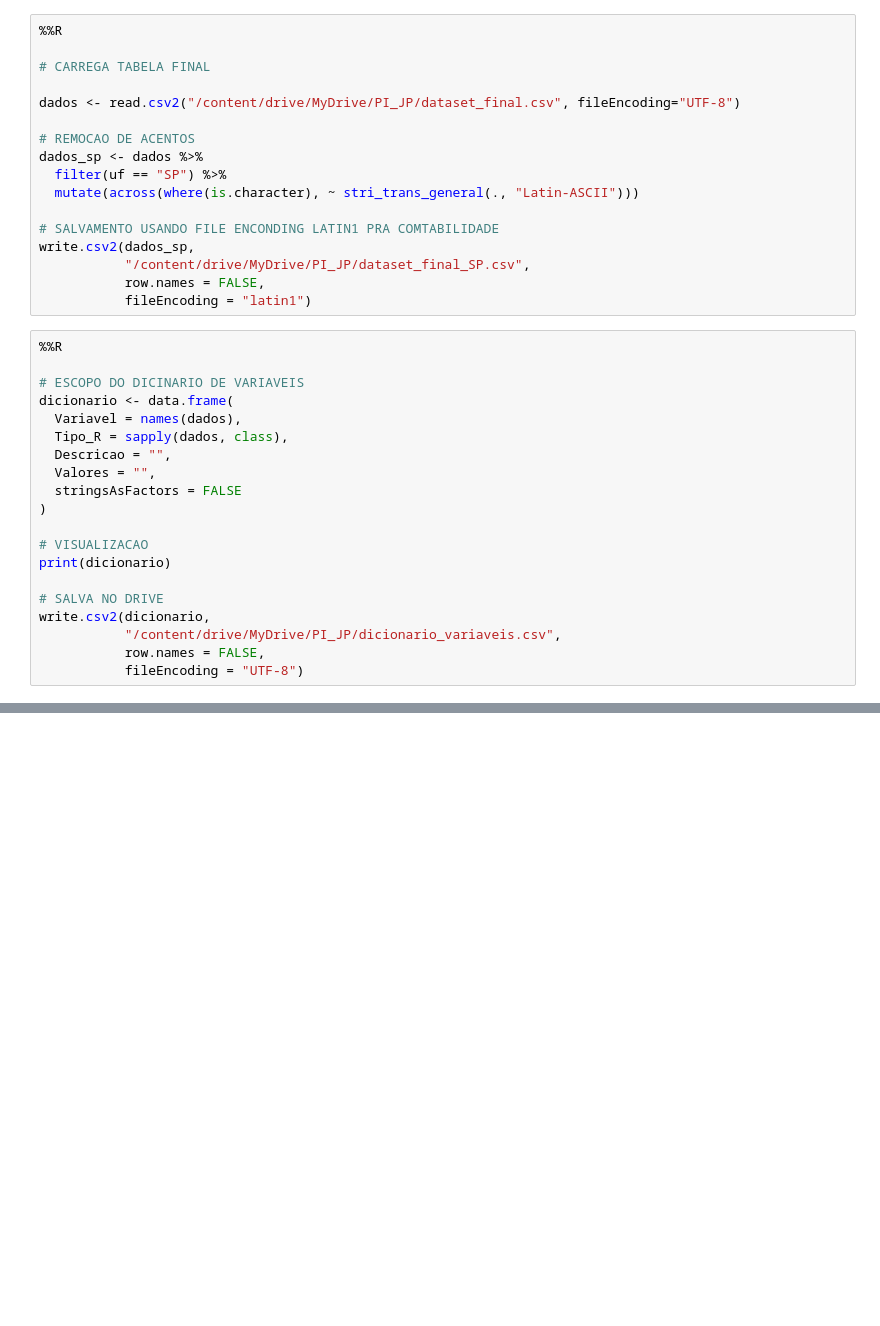
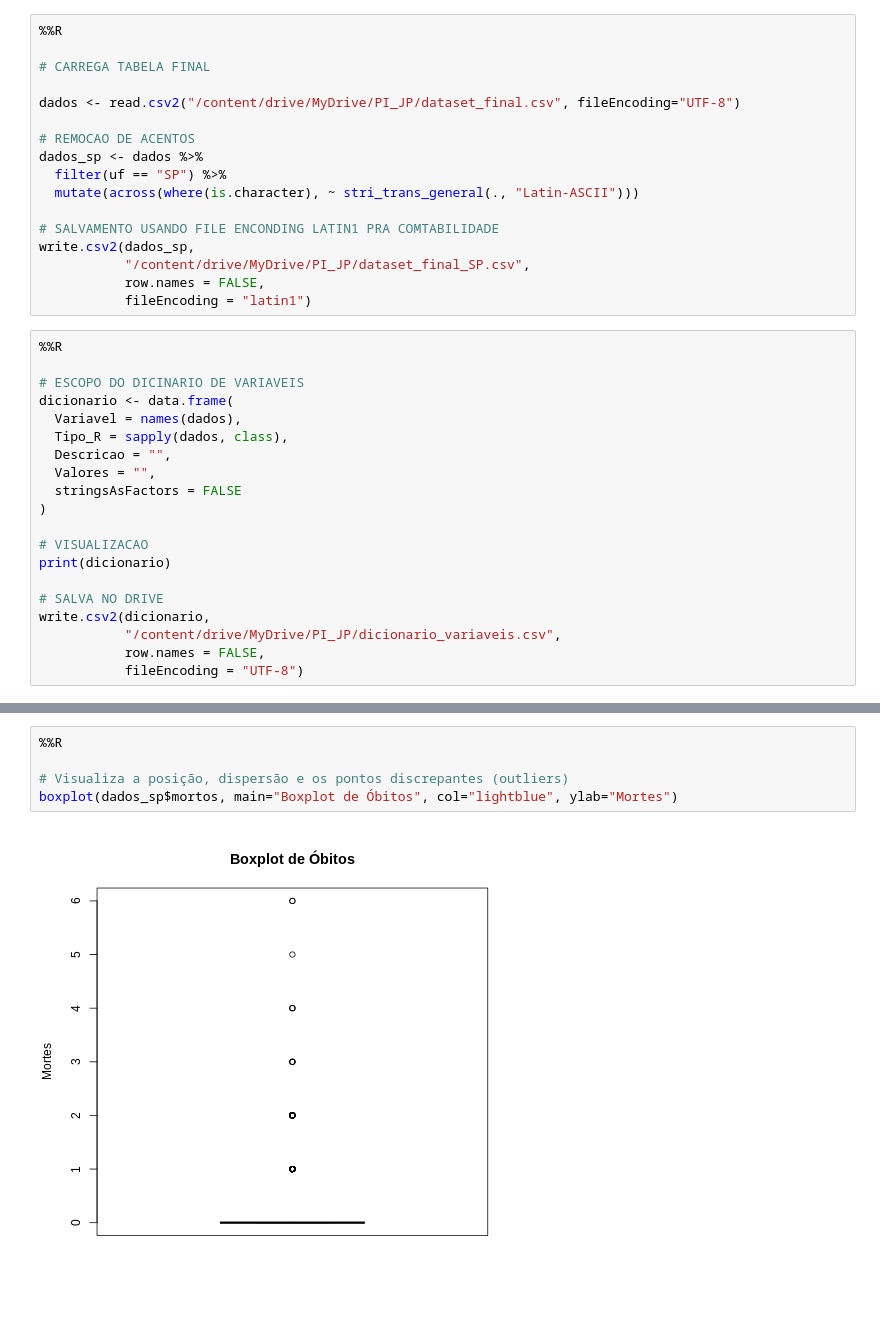
Before and after one commit to RCDS13/PI-JP-4SEM, a Jupyter notebook: etl_transito.ipynb, the cells around one changed output, grey strips where cells are left out. Saved outputs shown, nothing was run; the diff lists cells and outputs as text; blank space fills up the shorter version.

```diff
--- a/etl_transito.ipynb
+++ b/etl_transito.ipynb
@@ -137,3 +186,10 @@ total de feridos: 19899
+# %%
+%%R
+
+# Visualiza a posição, dispersão e os pontos discrepantes (outliers)
+boxplot(dados_sp$mortos, main="Boxplot de Óbitos", col="lightblue", ylab="Mortes")
+# %% [output]
+[figure, added]
 # %%
 %%R
 
```
Also changed, not shown: parts of 6 cells of this notebook.
